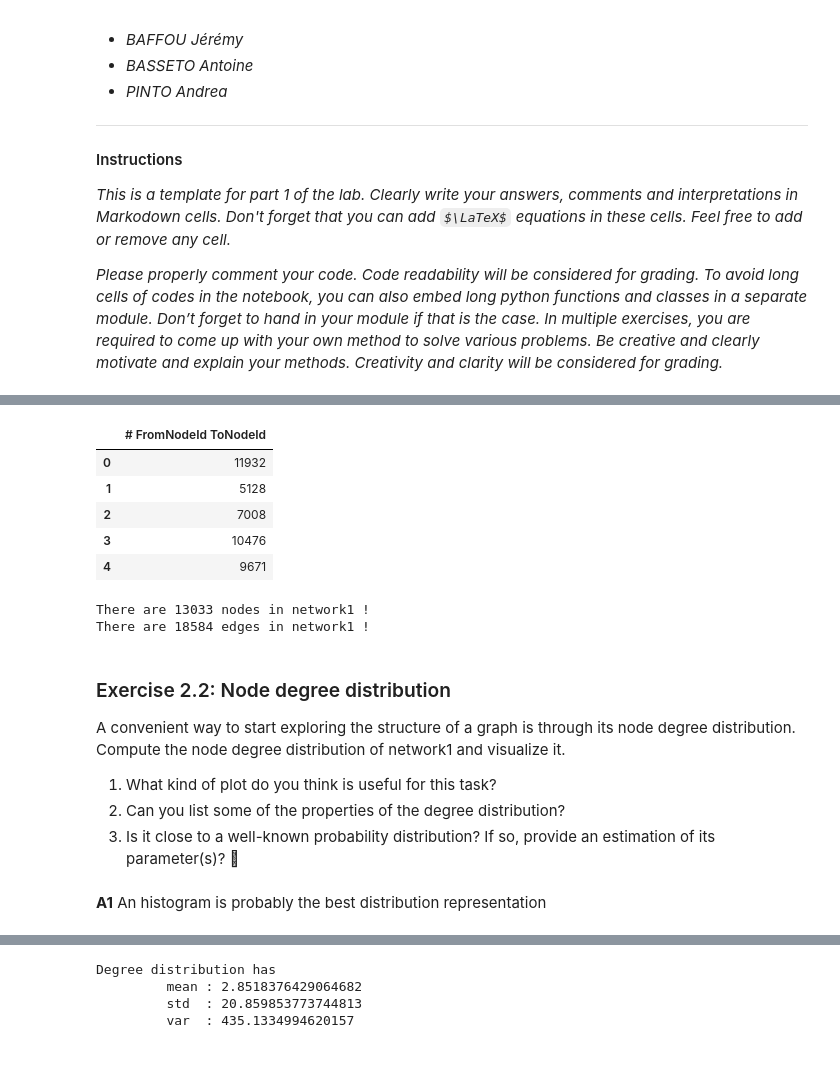
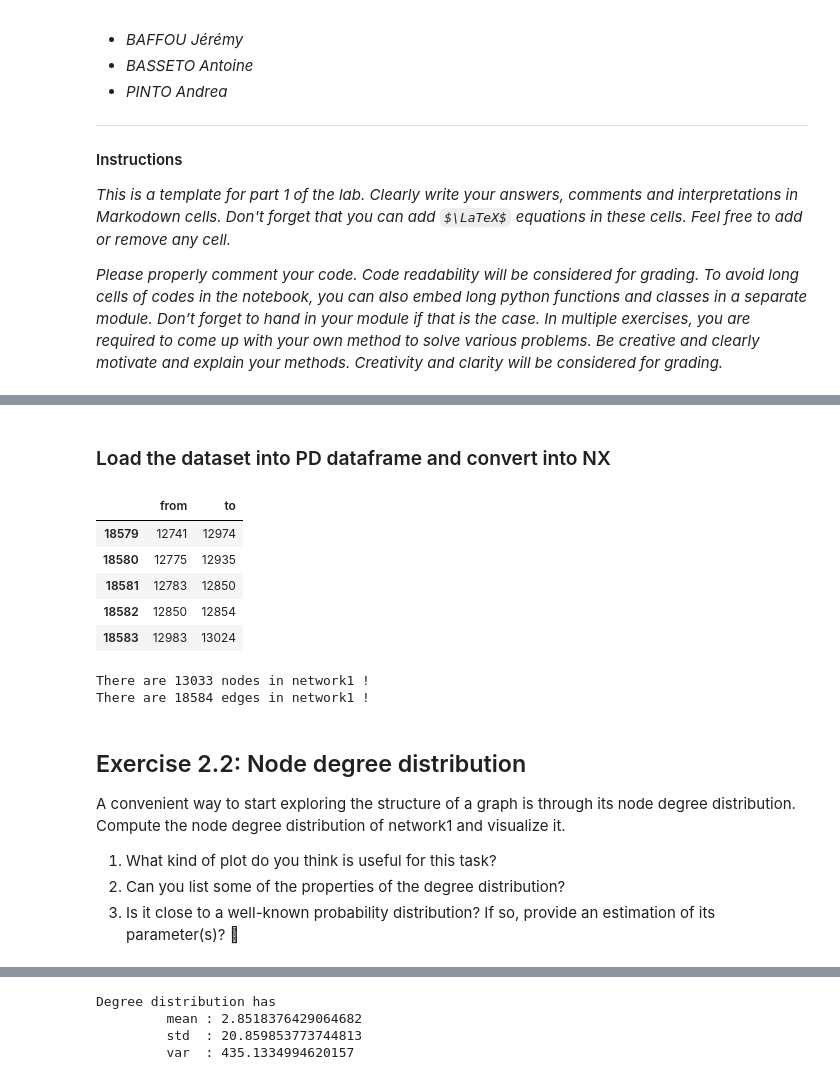
Before and after one commit to andreakiro/analyticat, a Jupyter notebook: lab-02/assignment/ix-lab2-notebook-part1.ipynb, the cells around one changed output, grey strips where cells are left out. Cells and saved outputs as stored; diff of their text form; code cells hidden in the pictures; some formulas as TeX source.

```diff
--- a/lab-02/assignment/ix-lab2-notebook-part1.ipynb
+++ b/lab-02/assignment/ix-lab2-notebook-part1.ipynb
@@ -42,10 +40,4 @@ Load first the dataset into a pd dataframe :
+# %% [markdown]
+### Load the dataset into PD dataframe and convert into NX
 # %%
-network1 = pd.read_csv("../data/network1.csv", skiprows=1)
-network1.head()
+network1_df = pd.read_csv("../data/network1.csv", skiprows=2, names=['from', 'to'])
-# %% [output]
-|  | # FromNodeId ToNodeId |
-| 0 | 11932 |
-| 1 | 5128 |
-| 2 | 7008 |
-| 3 | 10476 |
-| 4 | 9671 |
@@ -76,0 +44,9 @@ G.add_edges_from(edges)
+# %%
+network1_df.tail()
+# %% [output]
+|  | from | to |
+| 18579 | 12741 | 12974 |
+| 18580 | 12775 | 12935 |
+| 18581 | 12783 | 12850 |
+| 18582 | 12850 | 12854 |
+| 18583 | 12983 | 13024 |
@@ -81,7 +59,7 @@ print(f'There are {len(list(G.edges))} edges in network1 !')
 There are 13033 nodes in network1 !
 There are 18584 edges in network1 !
 # %% [markdown]
-### Exercise 2.2:  Node degree distribution
+## Exercise 2.2:  Node degree distribution
 A convenient way to start exploring the structure of a graph is through its node degree distribution. <br>
 Compute the node degree distribution of network1 and visualize it.
 
@@ -90,6 +68,4 @@ Compute the node degree distribution of network1 and visualize it.
 3. Is it close to a well-known probability distribution? If so, provide an estimation of its
 parameter(s)?
 􏰀
-# %% [markdown]
-**A1** An histogram is probably the best distribution representation
 # %%
```
Also changed, not shown: parts of 83 cells of this notebook, 2 other files.
